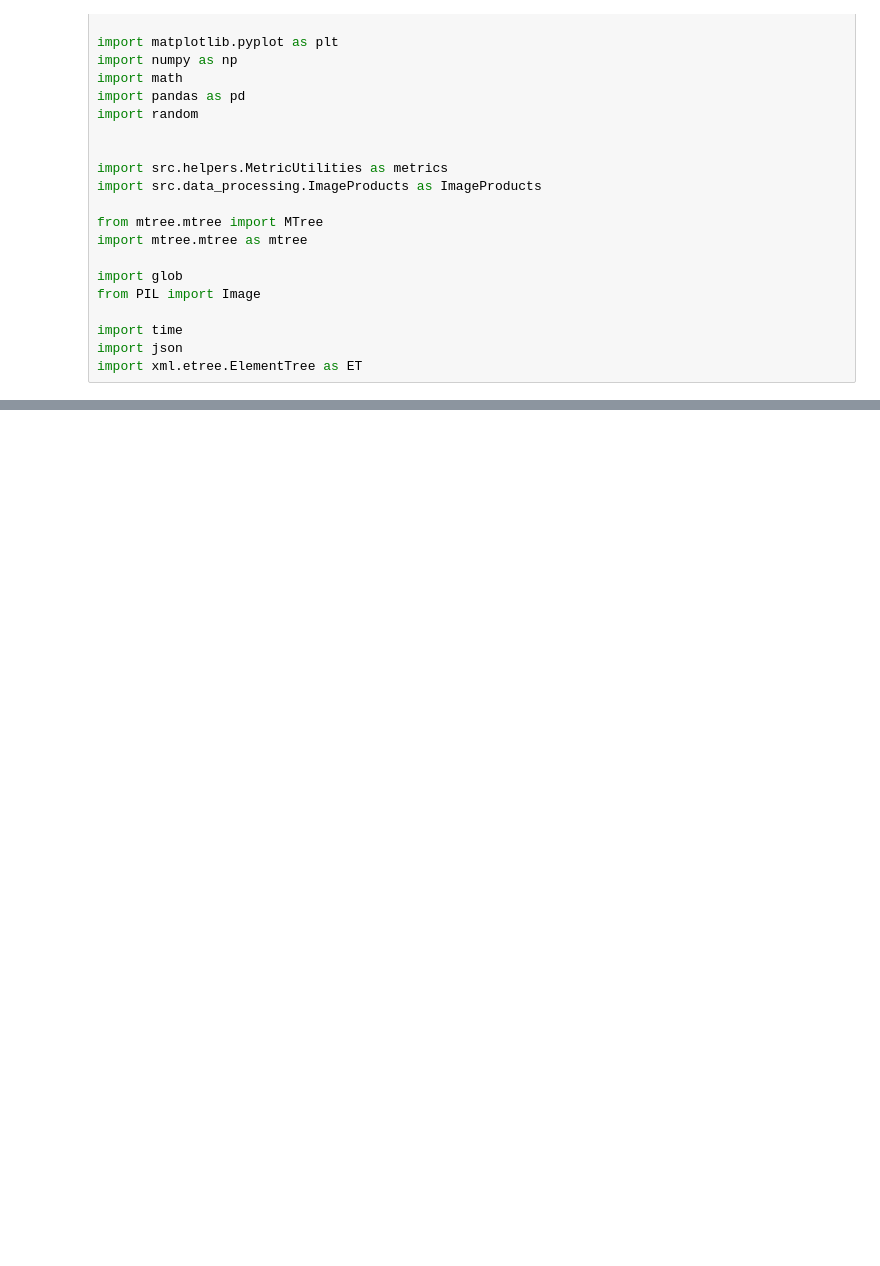
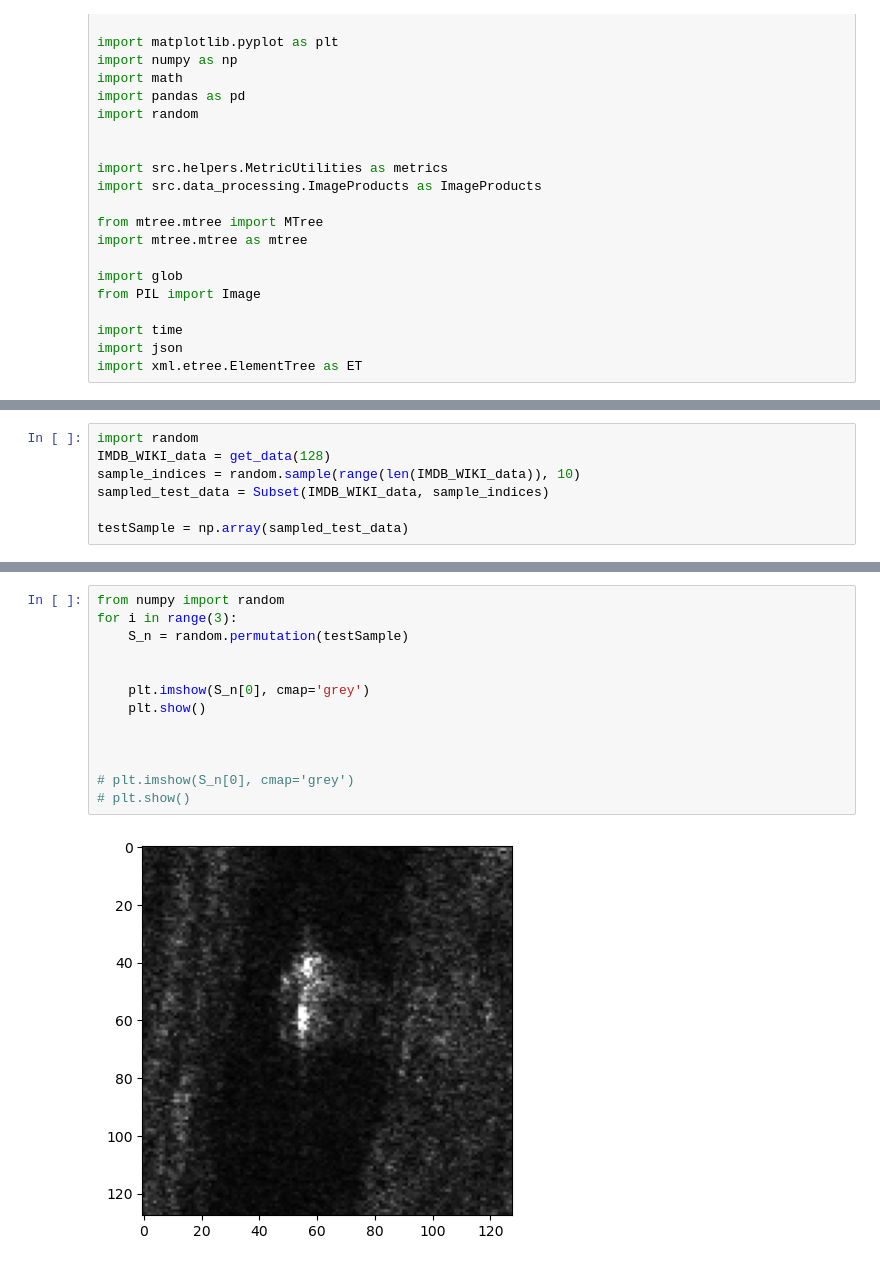
Before and after one commit to nuagetsu/VecRepV3, a Jupyter notebook: evaluation/ID_estimator.ipynb, the cells around one changed output, grey strips where cells are left out. Saved outputs shown, nothing was run; the diff lists cells and outputs as text; blank space fills up the shorter version.

Commit message:
fix tests for atrnet

```diff
--- a/evaluation/ID_estimator.ipynb
+++ b/evaluation/ID_estimator.ipynb
@@ -83,0 +227,7 @@ print(testSample.shape)
+# %%
+import random
+IMDB_WIKI_data = get_data(128)
+sample_indices = random.sample(range(len(IMDB_WIKI_data)), 10)
+sampled_test_data = Subset(IMDB_WIKI_data, sample_indices)
+
+testSample = np.array(sampled_test_data)
@@ -92,0 +267,15 @@ NameError: name 'testSample' is not defined
+# %%
+from numpy import random
+for i in range(3):
+    S_n = random.permutation(testSample)
+
+
+    plt.imshow(S_n[0], cmap='grey')
+    plt.show()
+
+
+
+# plt.imshow(S_n[0], cmap='grey')
+# plt.show()
+# %% [output]
+[figure, added]
```
Also changed, not shown: parts of 9 cells of this notebook, 8 other files.
